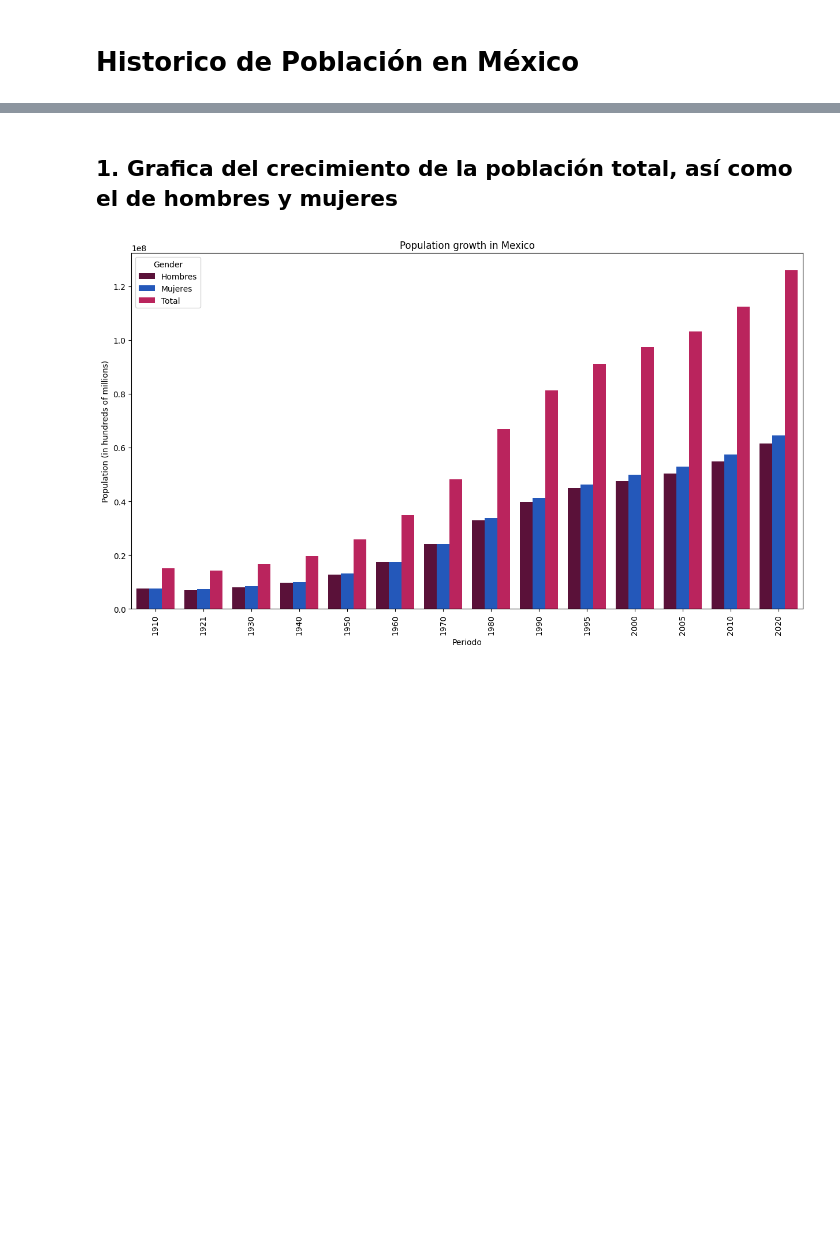
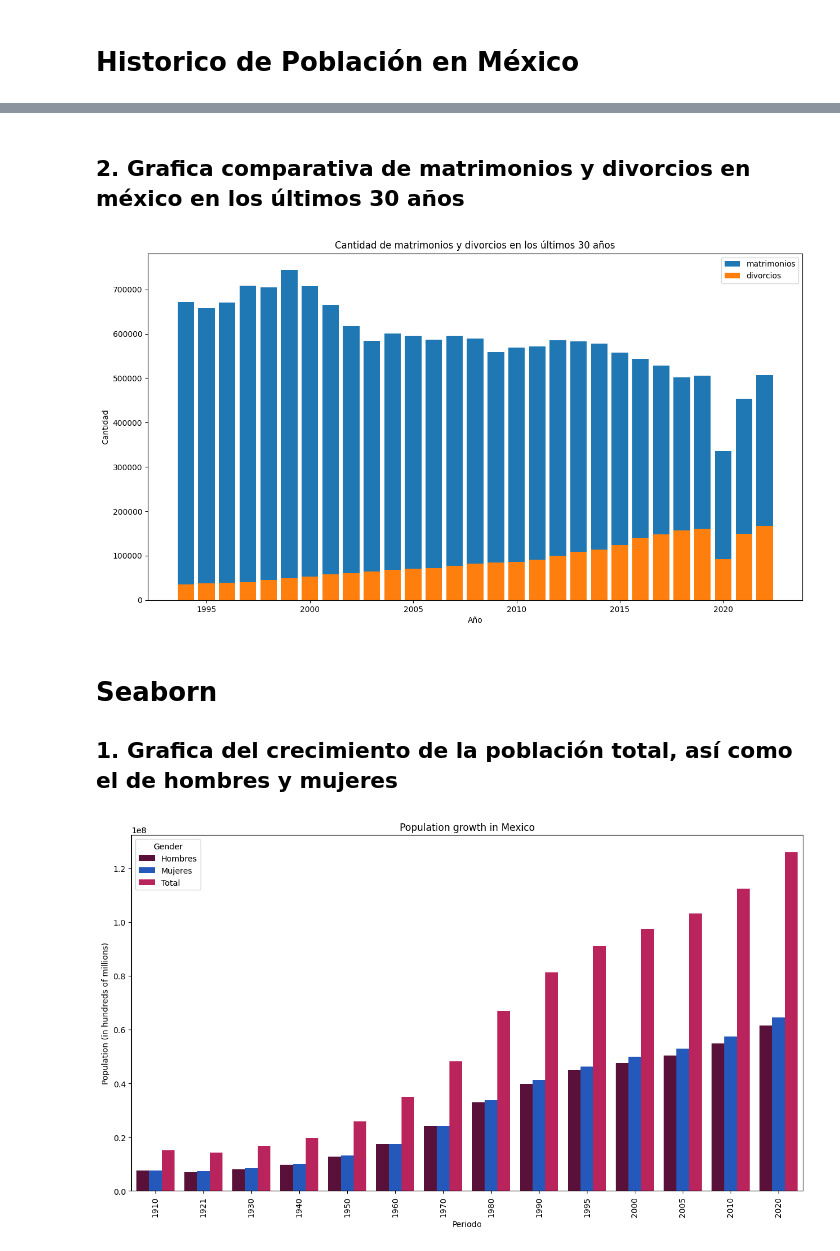
Before and after one commit to EscamillaJuan/CienciaDeDatos, a Jupyter notebook: Proyecto INEGI/CD_14_INEGI_colab.ipynb, the cells around one changed output, grey strips where cells are left out. Drawn from its saved outputs; the diff is of its cells as text; code cells hidden in the pictures; blank space fills up the shorter version.

```diff
--- a/Proyecto INEGI/CD_14_INEGI_colab.ipynb
+++ b/Proyecto INEGI/CD_14_INEGI_colab.ipynb
@@ -35,4 +74,42 @@ TOKEN = os.getenv("token")
+# %% [markdown]
+## 2. Grafica comparativa de matrimonios y divorcios en méxico en los últimos 30 años
+# %%
+url_mat= f'https://www.inegi.org.mx/app/api/indicadores/desarrolladores/jsonxml/INDICATOR/1002000038/es/0700/false/BISE/2.0/{TOKEN}?type=json'
+url_div= f'https://www.inegi.org.mx/app/api/indicadores/desarrolladores/jsonxml/INDICATOR/1002000039/es/0700/false/BISE/2.0/{TOKEN}?type=json'
+respuesta1 = requests.get(url_mat)
+respuesta2 = requests.get(url_div)
+if respuesta1.status_code == 200:
+    contenido_mat = json.loads(respuesta1.content) #Convertir un json a diccionario
+if respuesta2.status_code == 200:
+    contenido_div = json.loads(respuesta2.content) #Convertir un json a diccionario
+datos_matrimonio = contenido_mat['Series'][0]['OBSERVATIONS']
+datos_divorcio = contenido_div['Series'][0]['OBSERVATIONS']
+
+matrimonios = []
+divorcios = []
+periodo = []
+for dato in datos_matrimonio:
+    matrimonios.append(int(float(dato['OBS_VALUE'])))
+    periodo.append(int(float(dato['TIME_PERIOD'])))
+for dato in datos_divorcio:
+    divorcios.append(int(float(dato['OBS_VALUE'])))
+# %%
+X = periodo
+#Matlab
+plt.figure(figsize=(15,8))
+plt.bar(X, matrimonios, label = 'matrimonios')
+plt.bar(X, divorcios, label = 'divorcios')
+
+#Labels
+plt.xlabel('Año')
+plt.ylabel('Cantidad')
+plt.title('Cantidad de matrimonios y divorcios en los últimos 30 años')
+plt.legend(loc = 'best') #Mostrar las etiquetas
+plt.show()
+# %% [output]
+[figure, added]
 # %% [markdown]
+# Seaborn
 ## 1. Grafica del crecimiento de la población total, así como el de hombres y mujeres
 # %%
 url_t = f'https://www.inegi.org.mx/app/api/indicadores/desarrolladores/jsonxml/INDICATOR/1002000001/es/0700/false/BISE/2.0/{TOKEN}?type=json'
```
Also changed, not shown: parts of 6 cells of this notebook.
